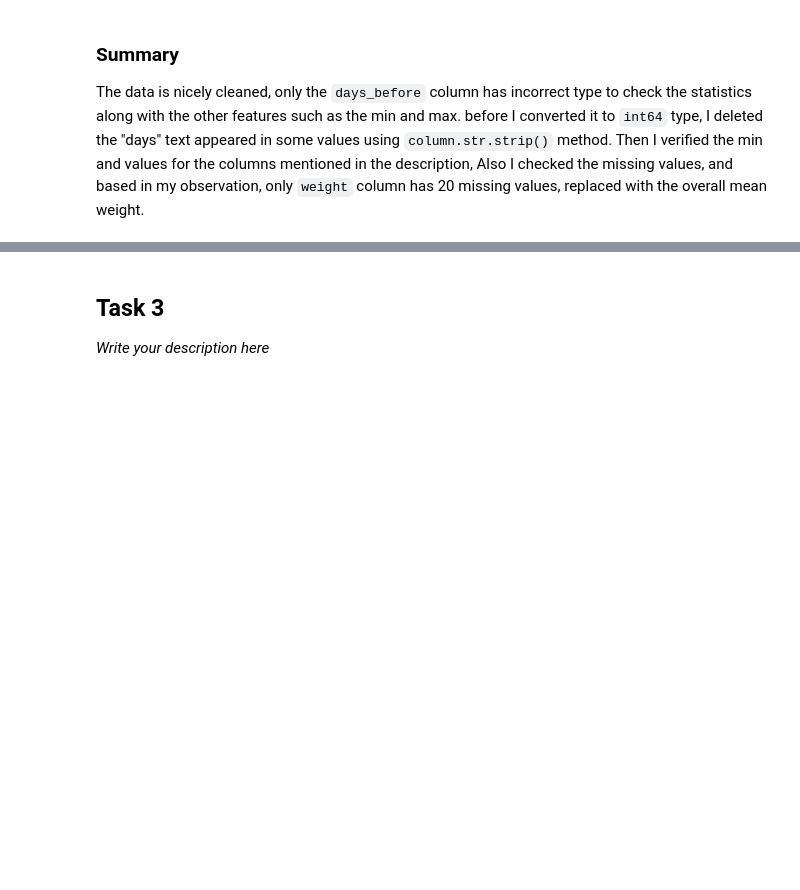
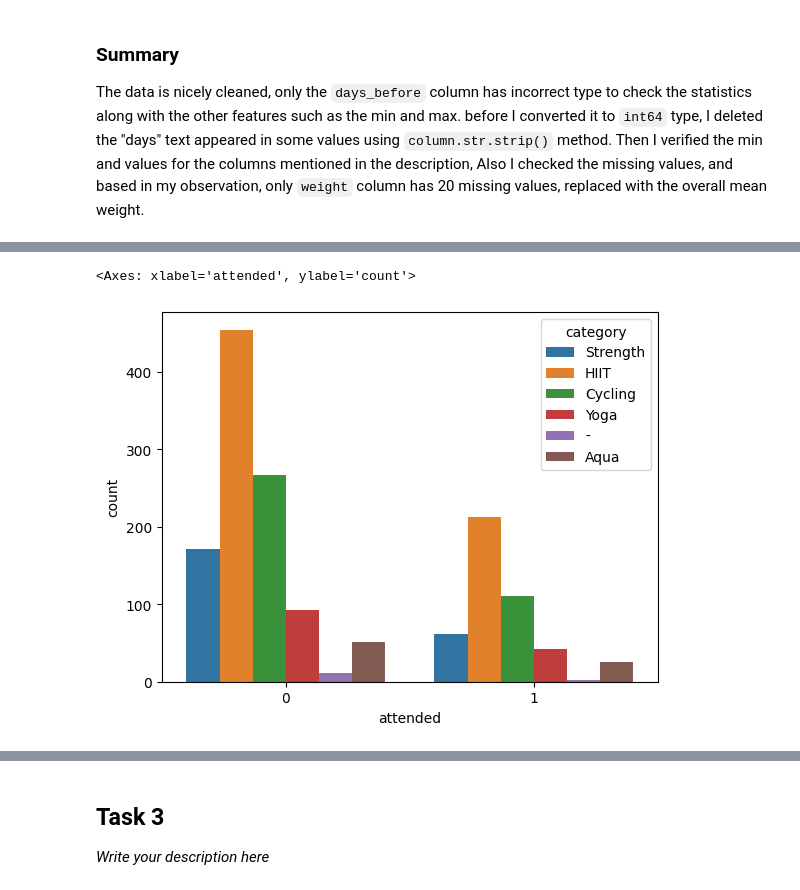
Before and after one commit to Abdoelabassi/data-science-certification-exam, a Jupyter notebook: notebook.ipynb, the cells around one changed output, grey strips where cells are left out. Saved outputs shown, nothing was run; the diff lists cells and outputs as text; code cells hidden in the pictures; blank space fills up the shorter version.

```diff
--- a/notebook.ipynb
+++ b/notebook.ipynb
@@ -125,0 +174,5 @@ b.Explain whether the observations are balanced across categories
+# %%
+sns.countplot(data=fitness_data, x="attended", hue="category")
+# %% [output]
+<Axes: xlabel='attended', ylabel='count'>
+[figure, added]
```
Also changed, not shown: parts of 9 cells of this notebook.
